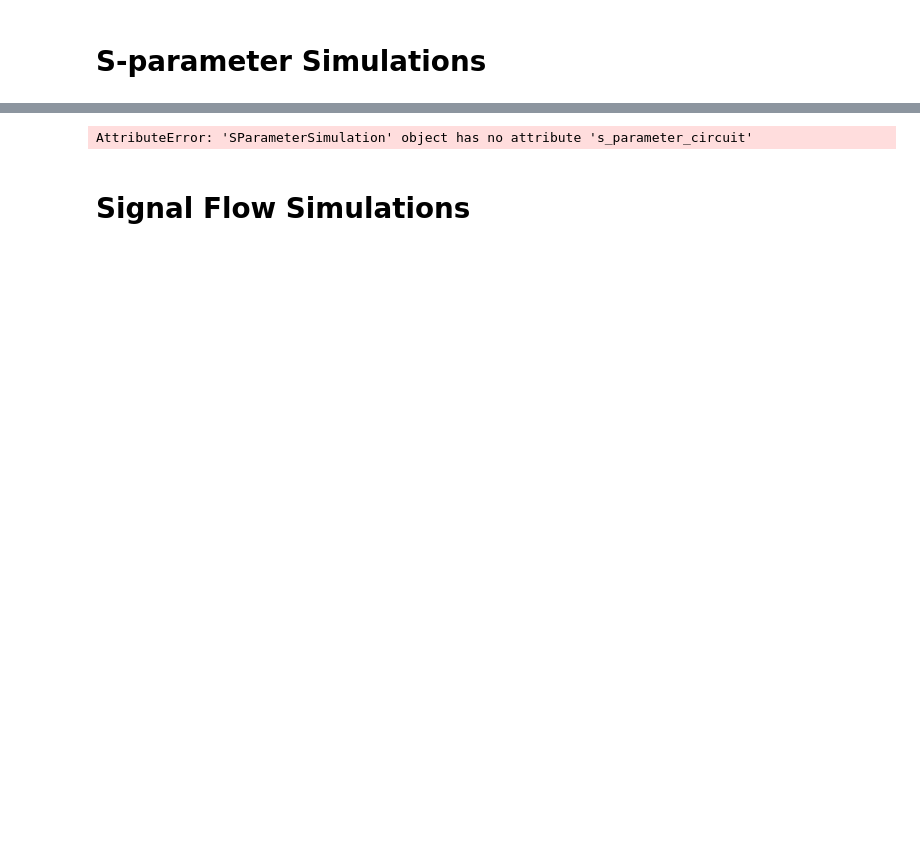
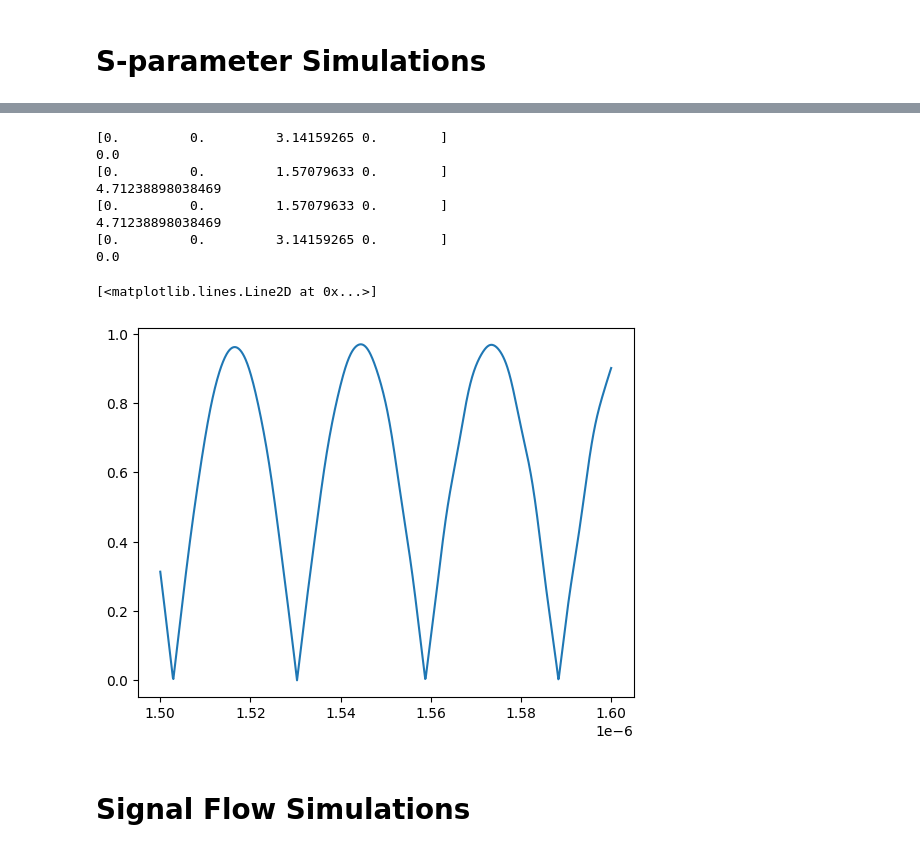
Before and after one commit to BYUCamachoLab/simphony, a Jupyter notebook: examples/s_parameters.ipynb, the cells around one changed output, grey strips where cells are left out. Saved outputs shown, nothing was run; the diff lists cells and outputs as text; code cells hidden in the pictures; blank space fills up the shorter version.

```diff
--- a/examples/s_parameters.ipynb
+++ b/examples/s_parameters.ipynb
@@ -61,13 +84,28 @@ mzi_circuit.instantiate(ckt_settings, simulation_parameters).display()
 # %%
 from simphony.simulation.s_parameter import SParameterSimulation
 import numpy as np
+import matplotlib.pyplot as plt
 
 # wl = np.linspace(1.5e-6, 1.6e-6, 1000)
-wl = np.linspace(1.5, 1.6, 1000)
+wl = np.linspace(1.5, 1.6, 1000)*1e-6
 sparam_simulation = SParameterSimulation(mzi_circuit, ckt_settings, simulation_parameters)
-sparam_simulation.run()
+sim_result = sparam_simulation.run(wl=wl)
+
+s_params_1d = sim_result.s_parameters[('in', 'out')]
 # %% [output]
-AttributeError: 'SParameterSimulation' object has no attribute 's_parameter_circuit'
+[0.         0.         3.14159265 0.        ]
+0.0
+[0.         0.         1.57079633 0.        ]
+4.71238898038469
+[0.         0.         1.57079633 0.        ]
+4.71238898038469
+[0.         0.         3.14159265 0.        ]
+0.0
+# %%
+plt.plot(wl, np.abs(s_params_1d))
+# %% [output]
+[<matplotlib.lines.Line2D at 0x...>]
+[figure, added]
 # %% [markdown]
 # Signal Flow Simulations
 # %%
```
Also changed, not shown: parts of 2 cells of this notebook, 13 other files.
